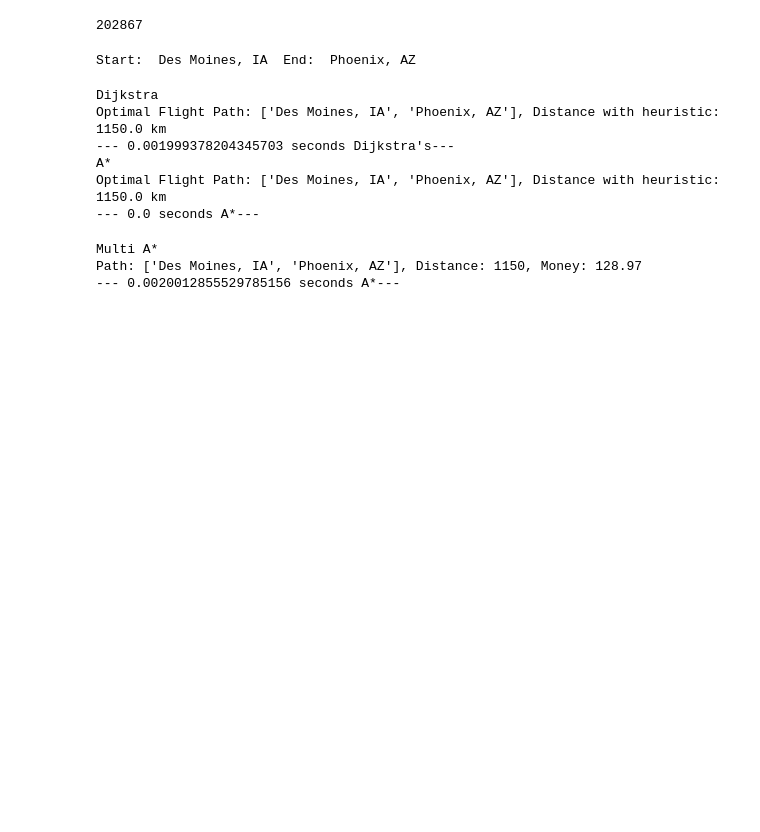
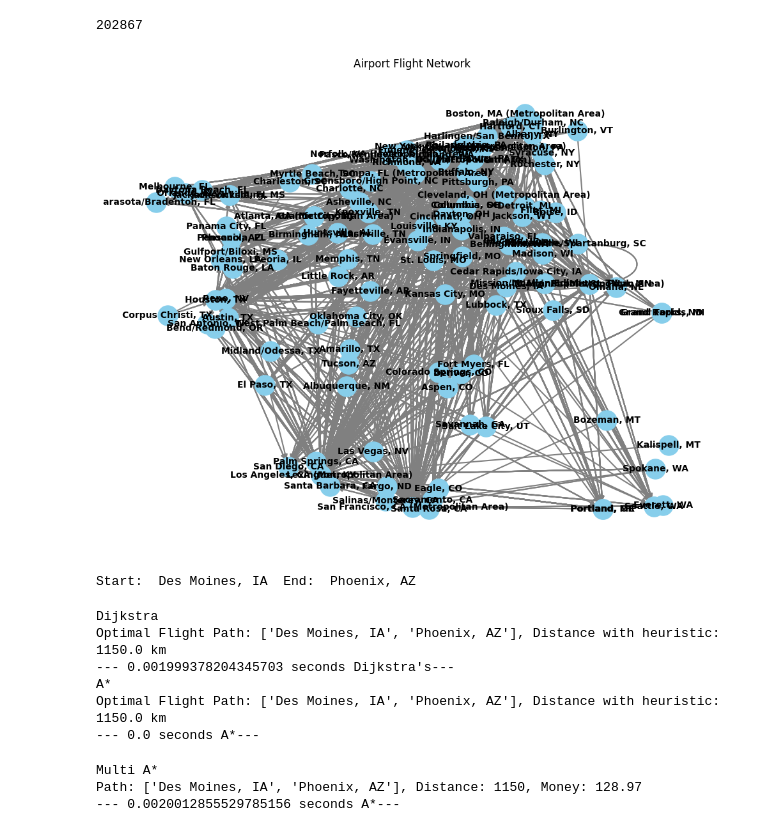
Before and after one commit to cheeseburgerhere/YAP441, a Jupyter notebook: Initial Scripts/graph.ipynb, the cells around one changed output. Cells and saved outputs as stored; diff of their text form; code cells hidden in the pictures; blank space fills up the shorter version.

```diff
--- a/Initial Scripts/graph.ipynb
+++ b/Initial Scripts/graph.ipynb
@@ -236,21 +236,23 @@ for flight in dfNp:
     flights.append((origin,dest,distance,fare,originPos,destPos))
     G.add_edge(origin,dest,weight=distance,price=fare)
 # %%
-# plt.figure(figsize=(10, 8)),
-# # pos = nx.spring_layout(G, seed=42)
-# pos = nx.get_node_attributes(G, 'pos')
-# nx.draw_networkx_nodes(G, pos, node_size=500, node_color="skyblue")
-# nx.draw_networkx_edges(G, pos, width=1.5, edge_color="gray")
-# nx.draw_networkx_labels(G, pos, font_size=10, font_weight="bold")
+plt.figure(figsize=(10, 8)),
+# pos = nx.spring_layout(G, seed=42)
+pos = nx.get_node_attributes(G, 'pos')
+nx.draw_networkx_nodes(G, pos, node_size=500, node_color="skyblue")
+nx.draw_networkx_edges(G, pos, width=1.5, edge_color="gray")
+nx.draw_networkx_labels(G, pos, font_size=10, font_weight="bold")
 
-# # Add edge labels (distance)
-# edge_labels = nx.get_edge_attributes(G, "distance")
-# # nx.draw_networkx_edge_labels(G, pos, edge_labels=edge_labels, font_color="red")
+# Add edge labels (distance)
+edge_labels = nx.get_edge_attributes(G, "distance")
+# nx.draw_networkx_edge_labels(G, pos, edge_labels=edge_labels, font_color="red")
 
-# plt.title("Airport Flight Network")
-# plt.axis("off")
-# # plt.show()
-# plt.tight_layout();
+plt.title("Airport Flight Network")
+plt.axis("off")
+# plt.show()
+plt.tight_layout();
+# %% [output]
+[figure, added]
 # %%
 
 if(input("Do you want random start and end cities? (y/n) ")=="y"):
```
Also changed, not shown: 14 other files.
